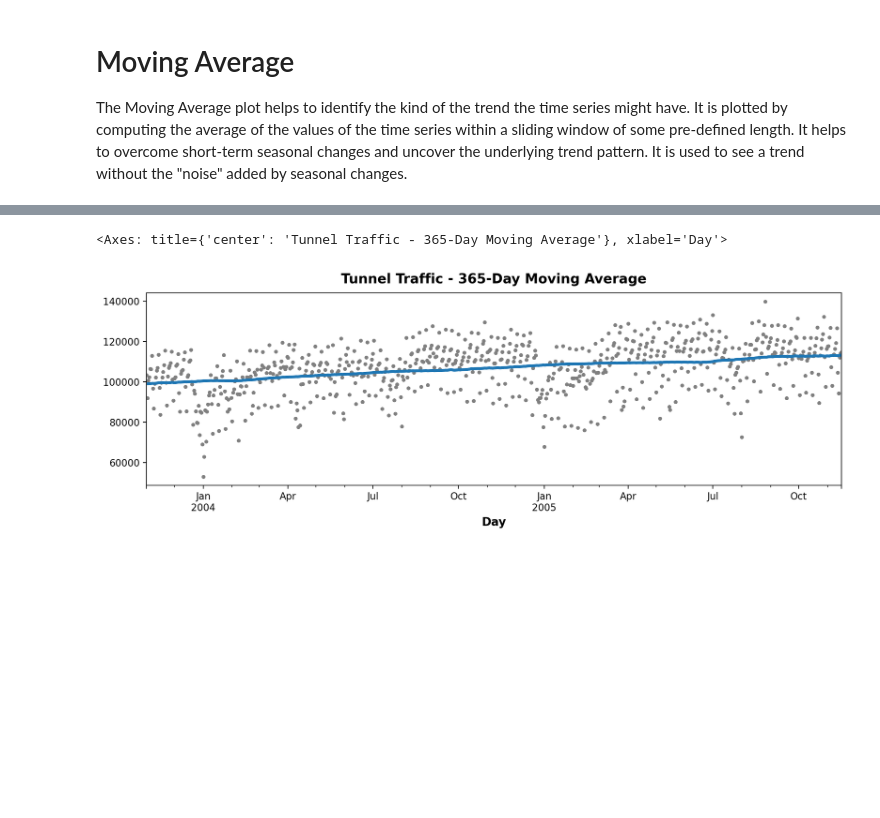
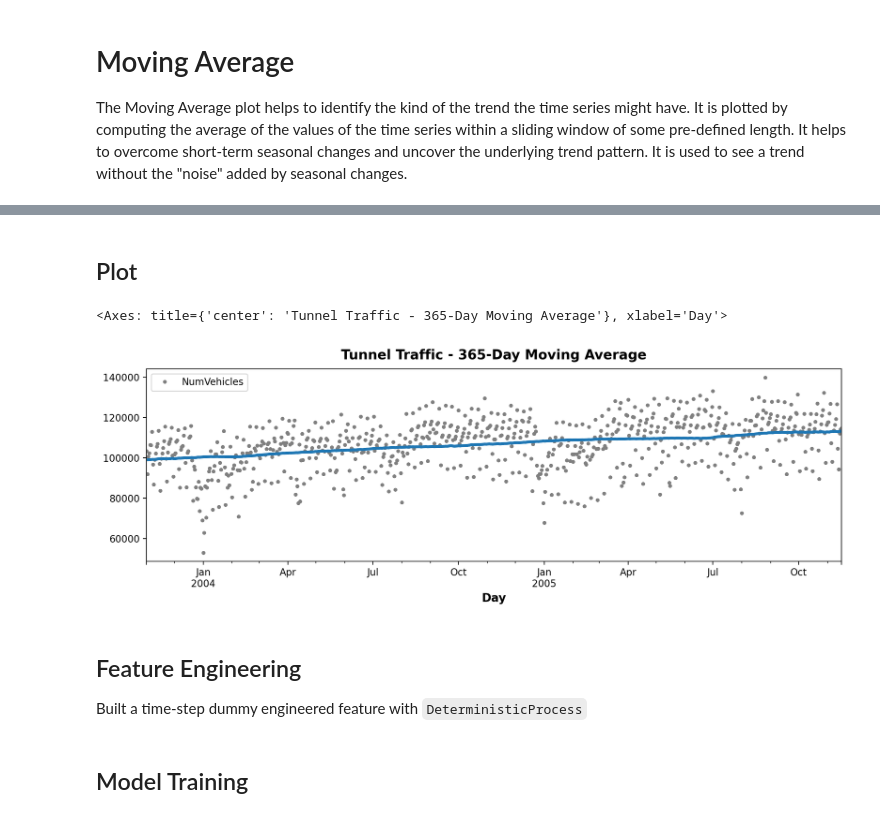
Before and after one commit to Volscente/TimeWarpForecast, a Jupyter notebook: notebooks/linear_regression/kaggle_tunnel_data.ipynb, the cells around one changed output, grey strips where cells are left out. Cells and saved outputs as stored; diff of their text form; code cells hidden in the pictures; blank space fills up the shorter version.

Commit message:
Feature engineering with Moving Average

```diff
--- a/notebooks/linear_regression/kaggle_tunnel_data.ipynb
+++ b/notebooks/linear_regression/kaggle_tunnel_data.ipynb
@@ -184,0 +188,2 @@ It helps to overcome short-term seasonal changes and uncover the underlying tren
+# %%
+tunnel_dataset = read_data_from_config(tunnel_dataset_config)
@@ -185,20 +201,26 @@ It helps to overcome short-term seasonal changes and uncover the underlying tren
+# %% [markdown]
+## Plot
 # %%
 # Compute the moving average over the NumVehicles
-tunnel_dataset_moving_average = tunnel_dataset.set_index('Day').to_period()['NumVehicles']
+tunnel_dataset = tunnel_dataset.set_index('Day').to_period()
 
-moving_average = tunnel_dataset_moving_average.rolling(
+moving_average = tunnel_dataset.rolling(
     window=365, # Window size
     center=True, # Place average at the center of the window
-    min_periods=183
+    min_periods=183 # Starting and ending window size
 ).mean()
 
 # Plot data points
-ax = tunnel_dataset_moving_average.plot(style=".", color="0.5")
+ax = tunnel_dataset.plot(style=".", color="0.5")
 
 # Plot the moving average line
 moving_average.plot(
     ax=ax, linewidth=3, title="Tunnel Traffic - 365-Day Moving Average", legend=False,
 )
 # %% [output]
 <Axes: title={'center': 'Tunnel Traffic - 365-Day Moving Average'}, xlabel='Day'>
-[figure, old version]
+[figure, new version]
+# %% [markdown]
+## Feature Engineering
+
+Built a time-step dummy engineered feature with `DeterministicProcess`
@@ -204,0 +238,2 @@ moving_average.plot(
+# %% [markdown]
+## Model Training
```
Also changed, not shown: parts of 13 cells of this notebook, 2 other files.
